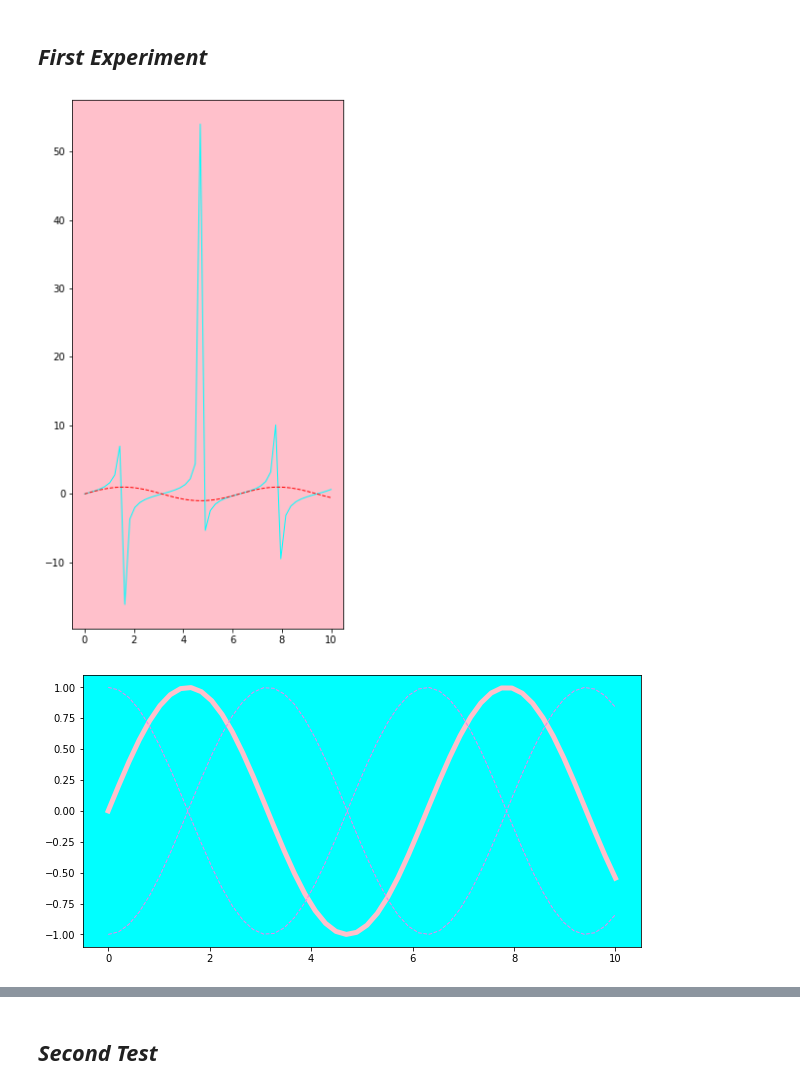
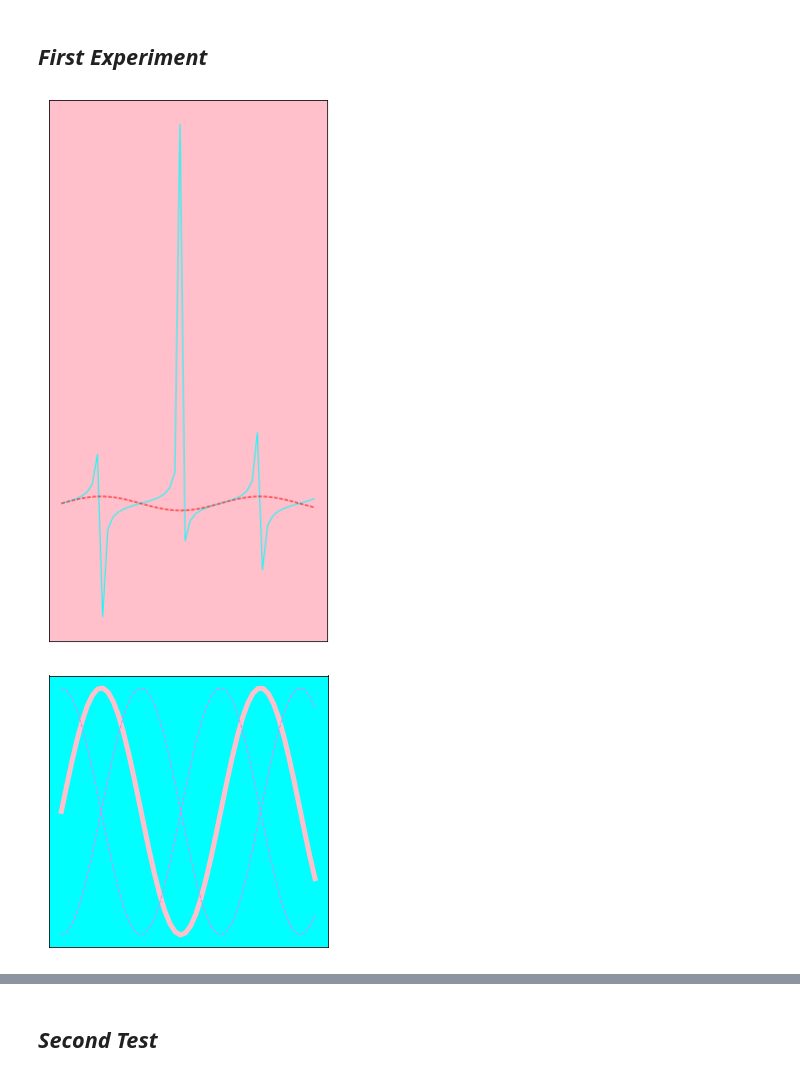
Before and after one commit to 01fri/python-assignments, a Jupyter notebook: week_03/Bonus-Matplotlib.ipynb, the cells around one changed output, grey strips where cells are left out. Saved outputs shown, nothing was run; the diff lists cells and outputs as text; code cells hidden in the pictures.

```diff
--- a/week_03/Bonus-Matplotlib.ipynb
+++ b/week_03/Bonus-Matplotlib.ipynb
@@ -6,33 +6,46 @@ import matplotlib.cm as cm
 # %% [markdown]
 ## *First Experiment*
 # %%
+print('\n')
+print('\n')
+print('\n')
+
 x = np.linspace(0, 10, 50)
 y0 = np.tan(x)
 y1 = np.cos(x)
 y2 = np.sin(x)
 y3 = np.tan(-x)
 
 plt.figure(figsize=(5, 10))
 ax = plt.axes()
 ax.set_facecolor("pink")
 plt.plot(x, y0, color='cyan', linewidth=1.0)
 plt.plot(x, y2, color='red', linewidth=1.0, linestyle='--')
+plt.xticks(())
+plt.yticks(())
 
-plt.figure(num=3, figsize=(10, 5))
+plt.figure(num=3, figsize=(5, 5))
 ax = plt.axes()
 ax.set_facecolor("cyan")
 plt.plot(x, y2, color='pink', linewidth=5)
 plt.plot(x, y1, color='violet', linewidth=1.0, linestyle='--')
 plt.plot(x, -y1, color='violet', linewidth=1.0, linestyle='--')
+plt.xticks(())
+plt.yticks(())
 
 plt.figure(figsize=(5, 10))
 ax = plt.axes()
 ax.set_facecolor("pink")
 plt.plot(x, y3, color='cyan', linewidth=1.0)
 plt.plot(x, -y2, color='red', linewidth=1.0, linestyle='--')
-
+plt.xticks(())
+plt.yticks(())
 
 plt.show()
+
+print('\n')
+print('\n')
+print('\n')
 # %% [output]
-[figure, old version]
+[figure, new version]
-[figure, old version]
+[figure, new version]
```
Also changed, not shown: parts of 5 cells of this notebook.
